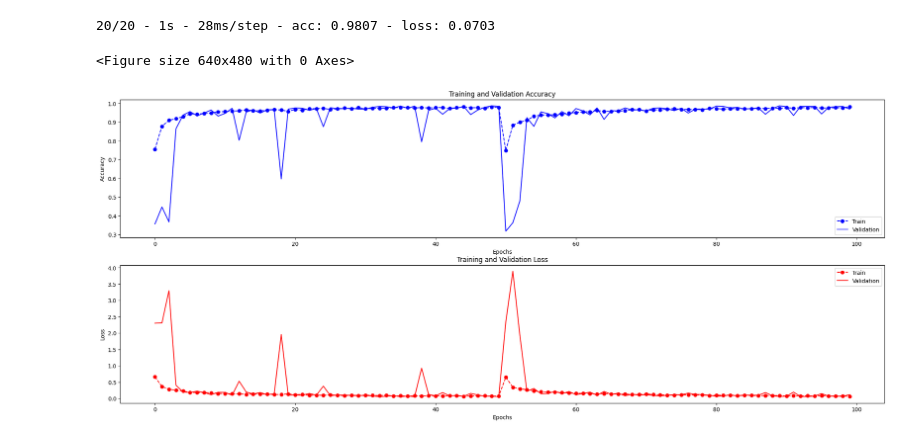
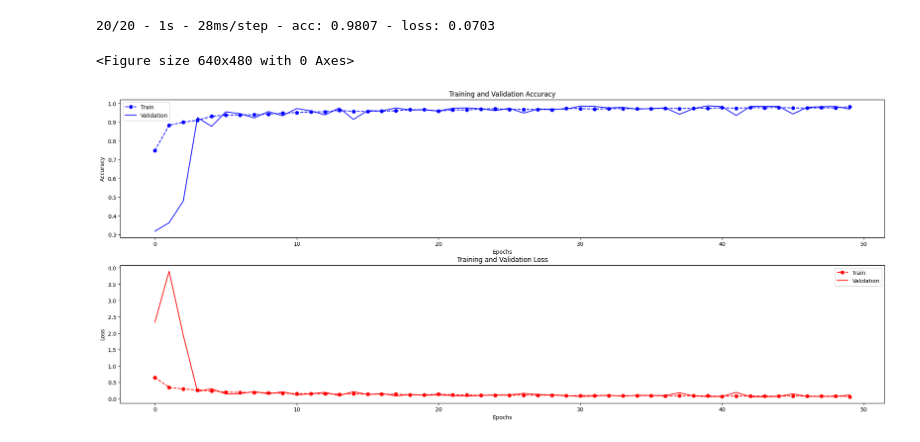
Before and after one commit to szymian-dev/rps-ai-model, a Jupyter notebook: training_mediapipe.ipynb, the cells around one changed output. Saved outputs shown, nothing was run; the diff lists cells and outputs as text; code cells hidden in the pictures.

Commit message:
Prepare new resnet model training

```diff
--- a/training_mediapipe.ipynb
+++ b/training_mediapipe.ipynb
@@ -187,7 +187,7 @@ test_loss, test_acc = model.evaluate(test_generator, verbose=2)
 # %% [output]
 20/20 - 1s - 28ms/step - acc: 0.9807 - loss: 0.0703
 # %%
-plot_history_csv(os.path.join(models_dir, f'{MODEL_NAME}_ckp_history.csv'))
+plot_history_csv(os.path.join(models_dir, f'{MODEL_NAME}_history.csv'))
 # %% [output]
 <Figure size 640x480 with 0 Axes>
-[figure, old version]
+[figure, new version]
```
Also changed, not shown: 2 other files.
